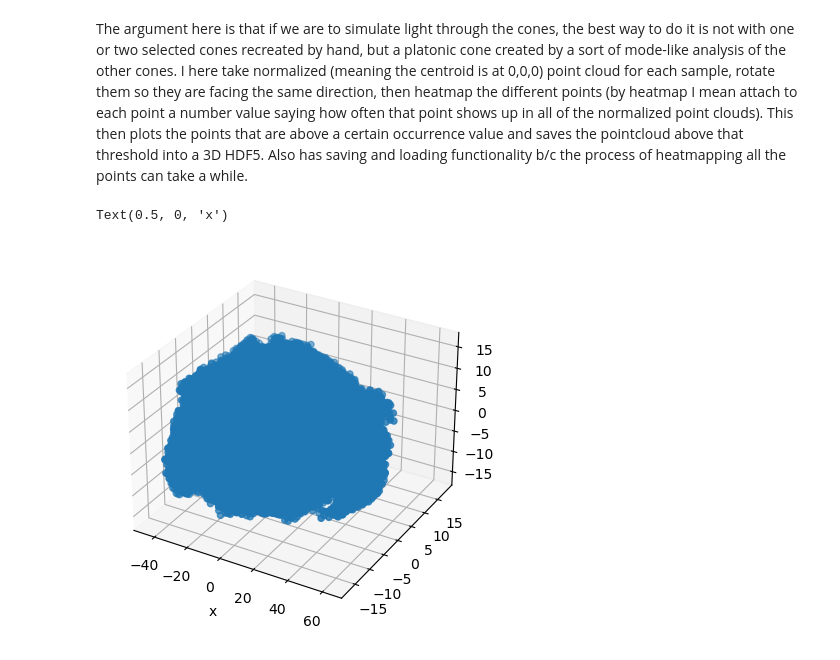
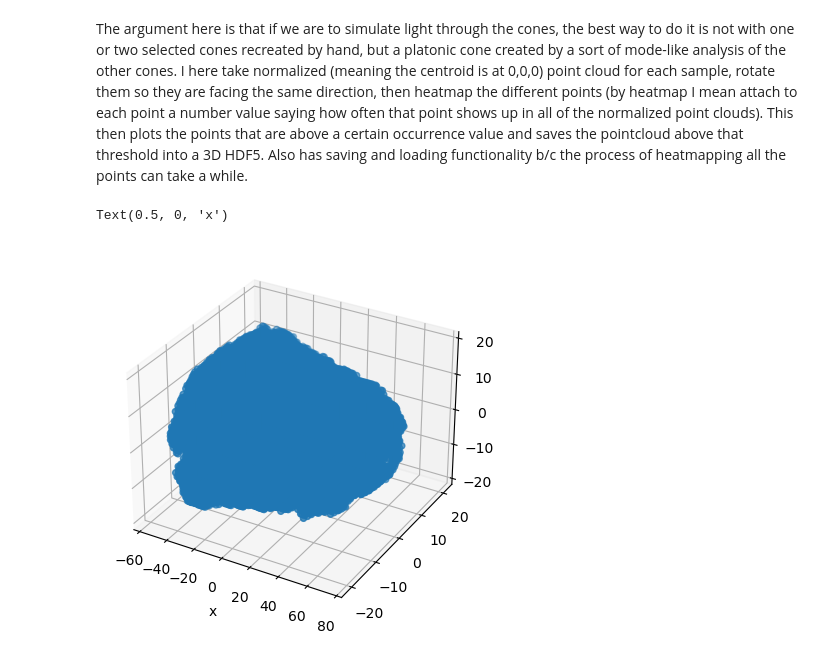
Before and after one commit to dpaukner/CompoundEyeAnalysis, a Jupyter notebook: typicalCone.ipynb, the cells around one changed output. Saved outputs shown, nothing was run; the diff lists cells and outputs as text; code cells hidden in the pictures.

```diff
--- a/typicalCone.ipynb
+++ b/typicalCone.ipynb
@@ -138,17 +138,18 @@ from scipy.io import savemat
 savemat("Measurements/ygw13ccConeRatios.mat",crDict)
 # %%
 #plots an example cone from the eye
-x0=full_norm_dict[200][:,0]
-y0=full_norm_dict[200][:,1]
-z0=full_norm_dict[200][:,2]
+cone_num = 300
+x0=full_norm_dict[cone_num][:,0]
+y0=full_norm_dict[cone_num][:,1]
+z0=full_norm_dict[cone_num][:,2]
 
 fig = plt.figure()
 ax = fig.add_subplot(projection='3d')
 ax.scatter(x0,y0,z0)
 ax.set_xlabel("x")
 # %% [output]
 Text(0.5, 0, 'x')
-[figure, old version]
+[figure, new version]
 # %%
 #plots heat map of a typical cone (without a threshold)
 x_range = [np.min(new_pc[:,0]), np.max(new_pc[:,0])]
```
Also changed, not shown: parts of 1 cell of this notebook.
